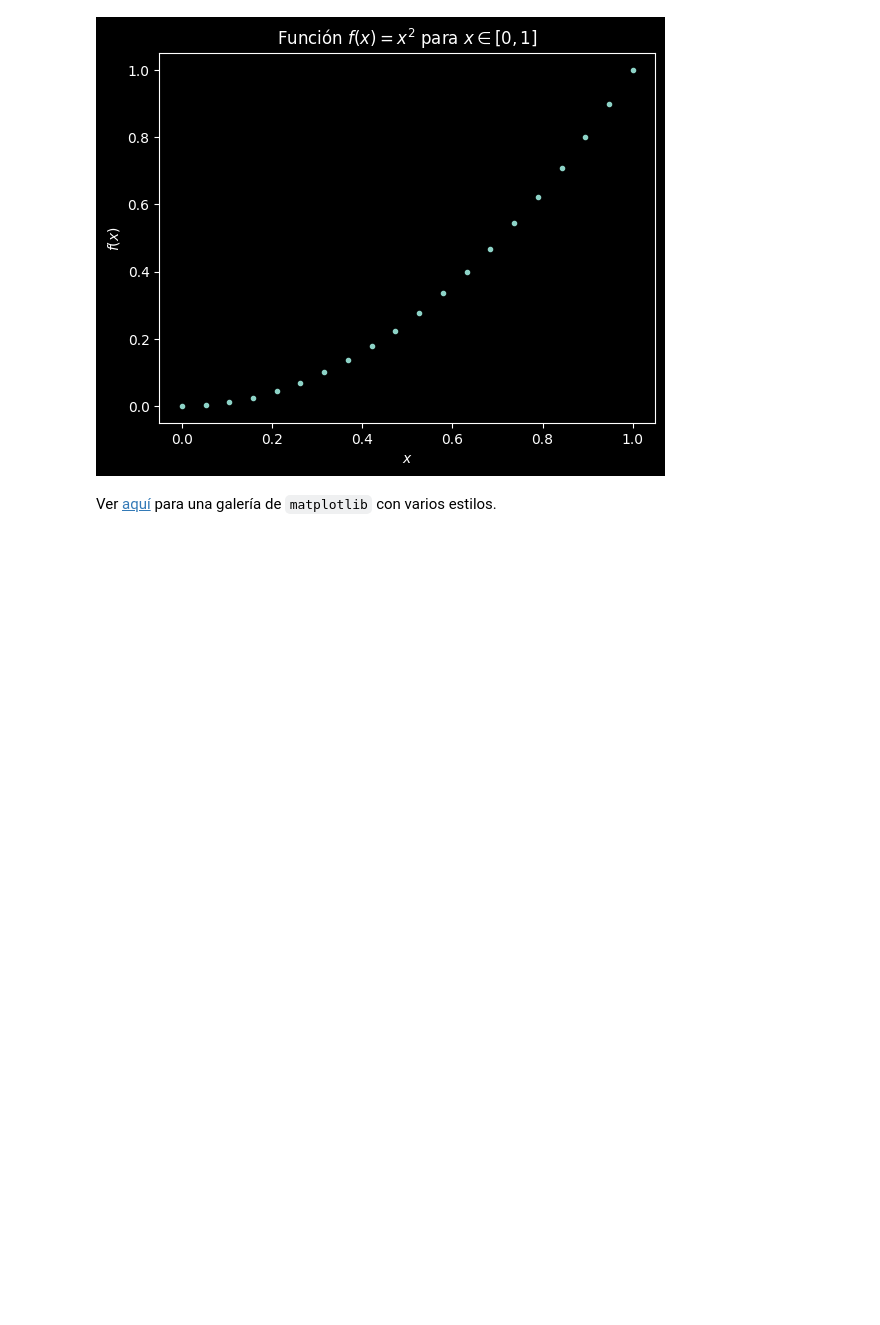
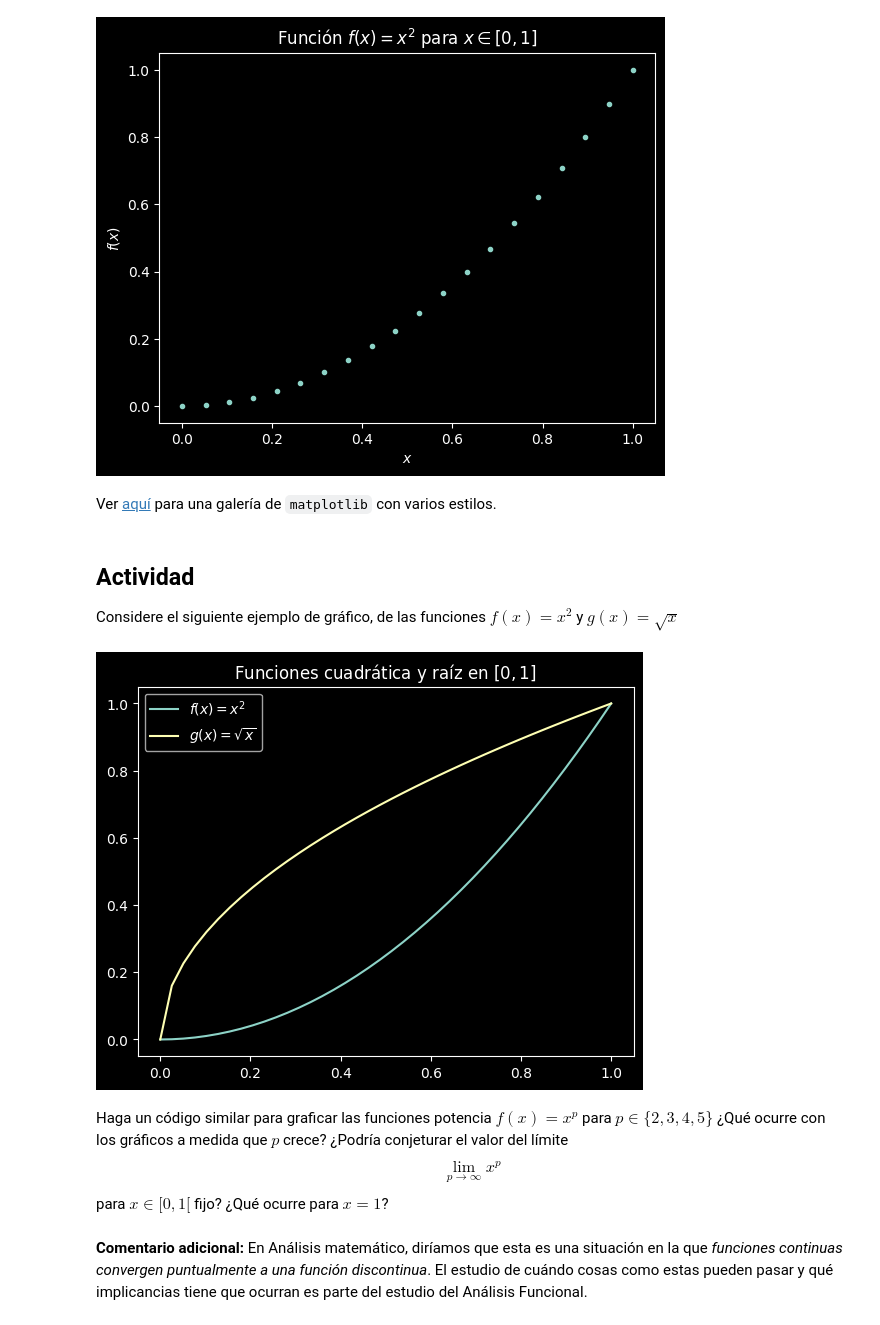
Before and after one commit to Benja-Vera/Matrices-y-Machine-Learning, a Jupyter notebook: notebooks/3. graficar en Python.ipynb, the cells around one changed output. Saved outputs shown, nothing was run; the diff lists cells and outputs as text; code cells hidden in the pictures; blank space fills up the shorter version.

```diff
--- a/notebooks/3. graficar en Python.ipynb
+++ b/notebooks/3. graficar en Python.ipynb
@@ -155,3 +159,31 @@ plt.show()
 [figure]
 # %% [markdown]
 Ver [aquí](https://matplotlib.org/stable/gallery/style_sheets/style_sheets_reference.html) para una galería de `matplotlib` con varios estilos.
+# %% [markdown]
+## Actividad
+
+Considere el siguiente ejemplo de gráfico, de las funciones $f(x) = x^2$ y $g(x) = \sqrt{x}$
+# %%
+# Defino las funciones en python
+f = lambda x : x**2
+g = lambda x : np.sqrt(X)
+
+# Defino mis valores de x
+X = np.linspace(0, 1, 40)
+
+# Los paso por las funciones (punto a punto, numpy permite eso)
+Y_1 = f(X)
+Y_2 = g(X)
+
+# Graficamos
+plt.plot(X, Y_1, label="$f(x) = x^2$")
+plt.plot(X, Y_2, label="$g(x) = \sqrt{x}$")
+plt.title("Funciones cuadrática y raíz en $[0, 1]$")
+plt.legend()
+plt.show()
+# %% [output]
+[figure, added]
+# %% [markdown]
+Haga un código similar para graficar las funciones potencia $f(x) = x^p$ para $p \in \{2, 3, 4, 5\}$ ¿Qué ocurre con los gráficos a medida que $p$ crece? ¿Podría conjeturar el valor del límite
+$$\lim_{p \to \infty} x^p$$
+para $x \in [0, 1[$ fijo? ¿Qué ocurre para $x = 1$?
@@ -157,0 +192,2 @@ Ver [aquí](https://matplotlib.org/stable/gallery/style_sheets/style_sheets_refe
+# %% [markdown]
+**Comentario adicional:** En Análisis matemático, diríamos que esta es una situación en la que _funciones continuas convergen puntualmente a una función discontinua_. El estudio de cuándo cosas como estas pueden pasar y qué implicancias tiene que ocurran es parte del estudio del Análisis Funcional.
```
Also changed, not shown: parts of 5 cells of this notebook.
